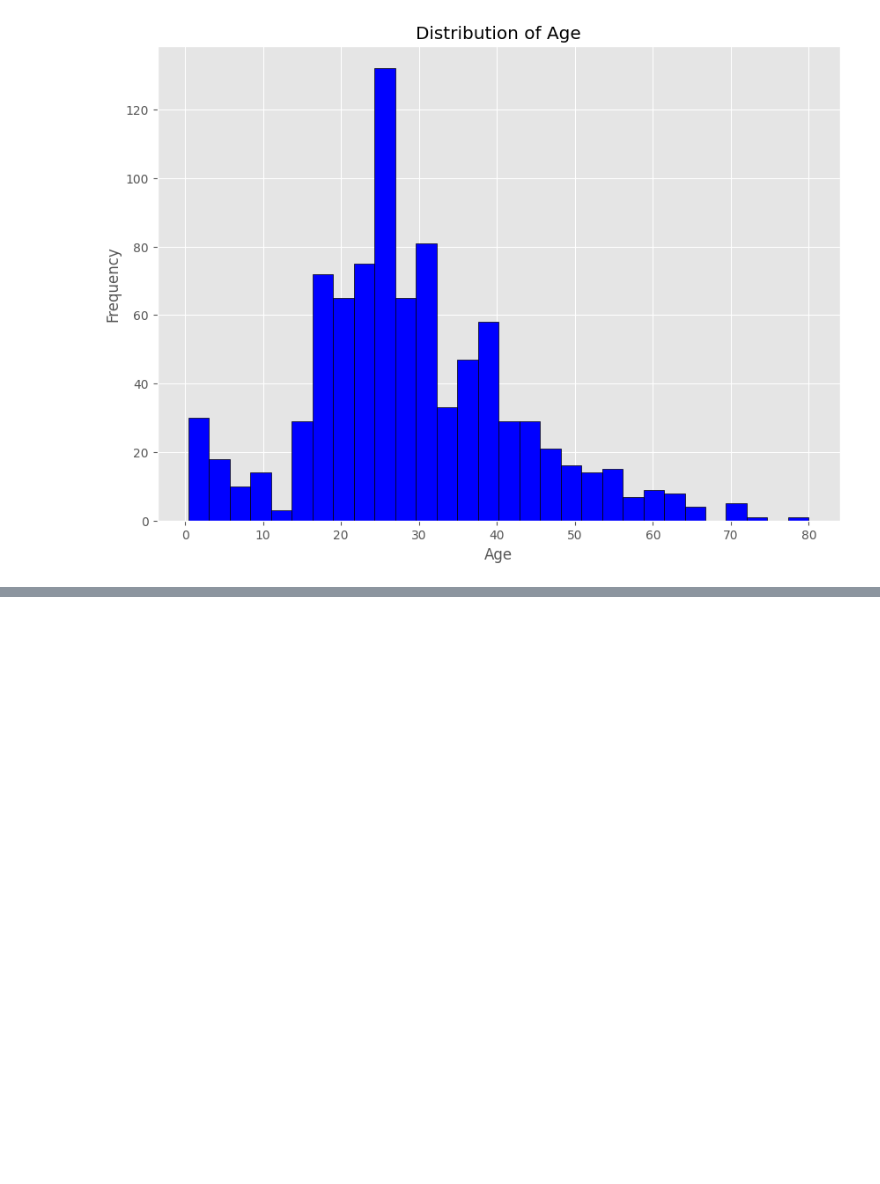
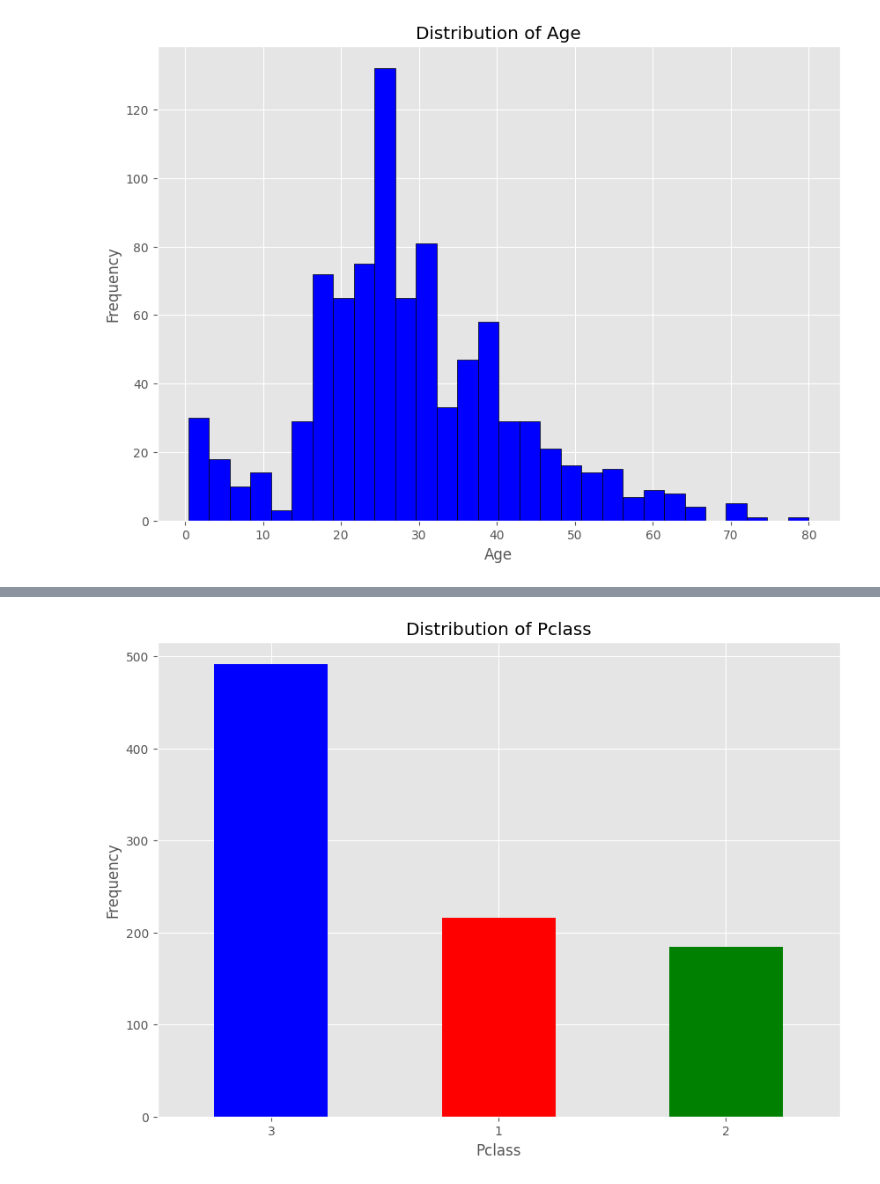
Before and after one commit to JMCoC/ml_engineer_roadmap, a Jupyter notebook: projects/6. TitanicEda/notebooks/titanic_eda.ipynb, the cells around one changed output, grey strips where cells are left out. Saved outputs shown, nothing was run; the diff lists cells and outputs as text; code cells hidden in the pictures; blank space fills up the shorter version.

```diff
--- a/projects/6. TitanicEda/notebooks/titanic_eda.ipynb
+++ b/projects/6. TitanicEda/notebooks/titanic_eda.ipynb
@@ -187,0 +242,9 @@ plt.show()
+# %%
+train_df['pclass'].value_counts().plot(kind='bar', color=['blue', 'red', 'green'], figsize=(10,7))
+plt.title('Distribution of Pclass')
+plt.xlabel('Pclass')
+plt.ylabel('Frequency')
+plt.xticks(rotation=0)
+plt.show()
+# %% [output]
+[figure, added]
```
Also changed, not shown: parts of 15 cells of this notebook.
